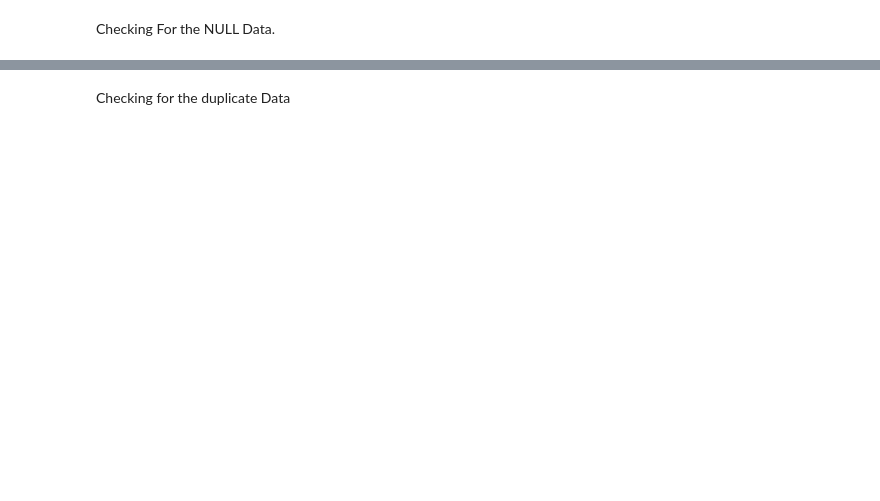
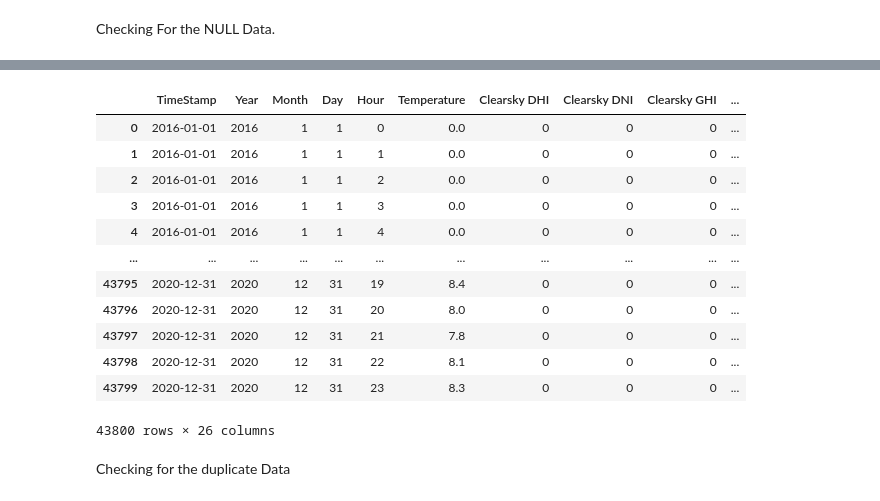
Before and after one commit to krupeshshah/670_Capstone_Project, a Jupyter notebook: src/Capstone_Solar_Radiation - Copy.ipynb, the cells around one changed output, grey strips where cells are left out. Drawn from its saved outputs; the diff is of its cells as text; code cells hidden in the pictures; blank space fills up the shorter version.

```diff
--- a/src/Capstone_Solar_Radiation - Copy.ipynb
+++ b/src/Capstone_Solar_Radiation - Copy.ipynb
@@ -247,3 +304,21 @@ Pressure              0
 dtype: int64
+# %%
+# Checking for the null column and droping it.
+solar_file_01.dropna(axis=1, inplace=True)
+solar_file_01
+# %% [output]
+|  | TimeStamp | Year | Month | Day | Hour | Temperature | Clearsky DHI | Clearsky DNI | Clearsky GHI | ... |
+| 0 | 2016-01-01 | 2016 | 1 | 1 | 0 | 0.0 | 0 | 0 | 0 | ... |
+| 1 | 2016-01-01 | 2016 | 1 | 1 | 1 | 0.0 | 0 | 0 | 0 | ... |
+| 2 | 2016-01-01 | 2016 | 1 | 1 | 2 | 0.0 | 0 | 0 | 0 | ... |
+| 3 | 2016-01-01 | 2016 | 1 | 1 | 3 | 0.0 | 0 | 0 | 0 | ... |
+| 4 | 2016-01-01 | 2016 | 1 | 1 | 4 | 0.0 | 0 | 0 | 0 | ... |
+| ... | ... | ... | ... | ... | ... | ... | ... | ... | ... | ... |
+| 43795 | 2020-12-31 | 2020 | 12 | 31 | 19 | 8.4 | 0 | 0 | 0 | ... |
+| 43796 | 2020-12-31 | 2020 | 12 | 31 | 20 | 8.0 | 0 | 0 | 0 | ... |
+| 43797 | 2020-12-31 | 2020 | 12 | 31 | 21 | 7.8 | 0 | 0 | 0 | ... |
+| 43798 | 2020-12-31 | 2020 | 12 | 31 | 22 | 8.1 | 0 | 0 | 0 | ... |
+| 43799 | 2020-12-31 | 2020 | 12 | 31 | 23 | 8.3 | 0 | 0 | 0 | ... |
+43800 rows × 26 columns
 # %% [markdown]
 Checking for the duplicate Data
```
Also changed, not shown: parts of 14 cells of this notebook, 5 other files.
